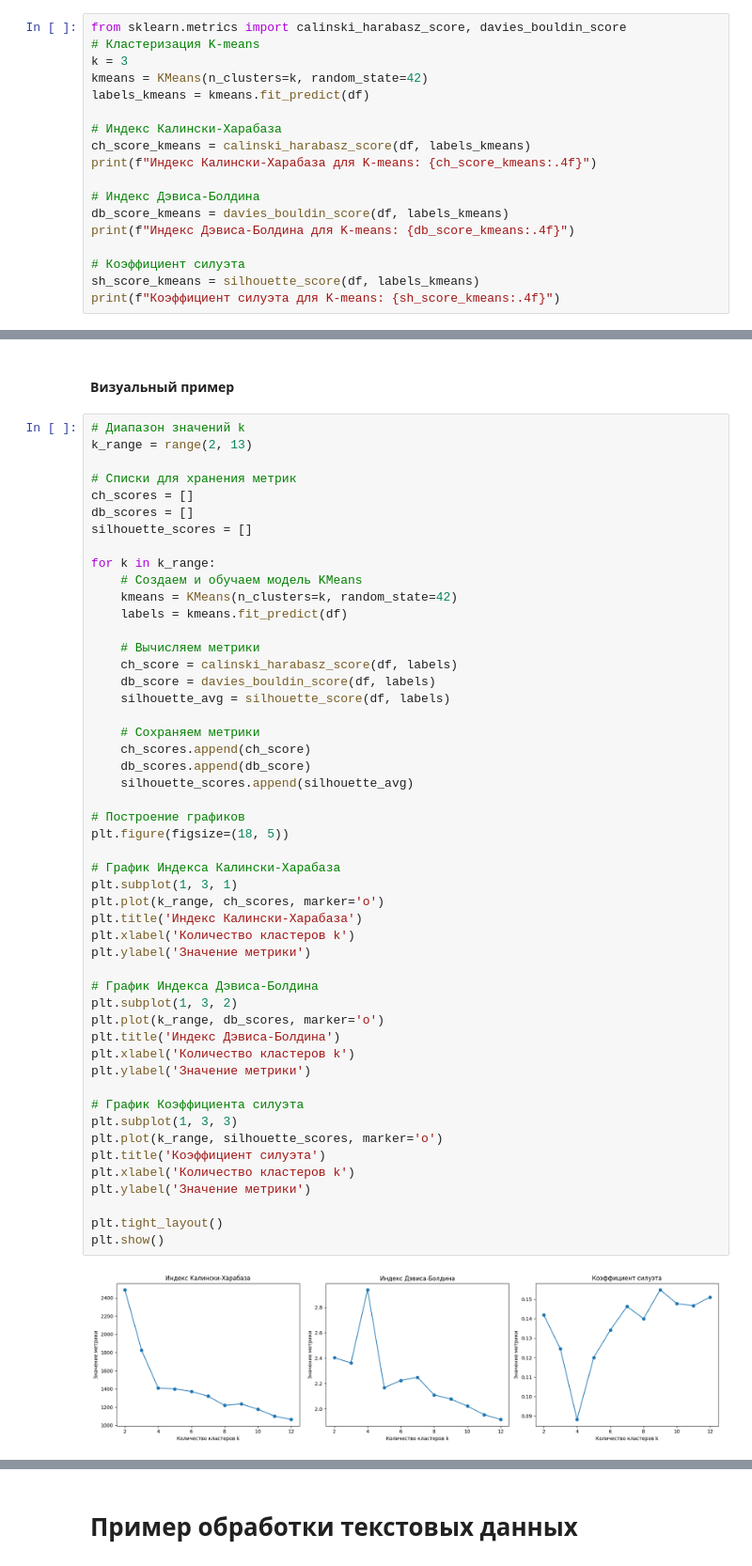
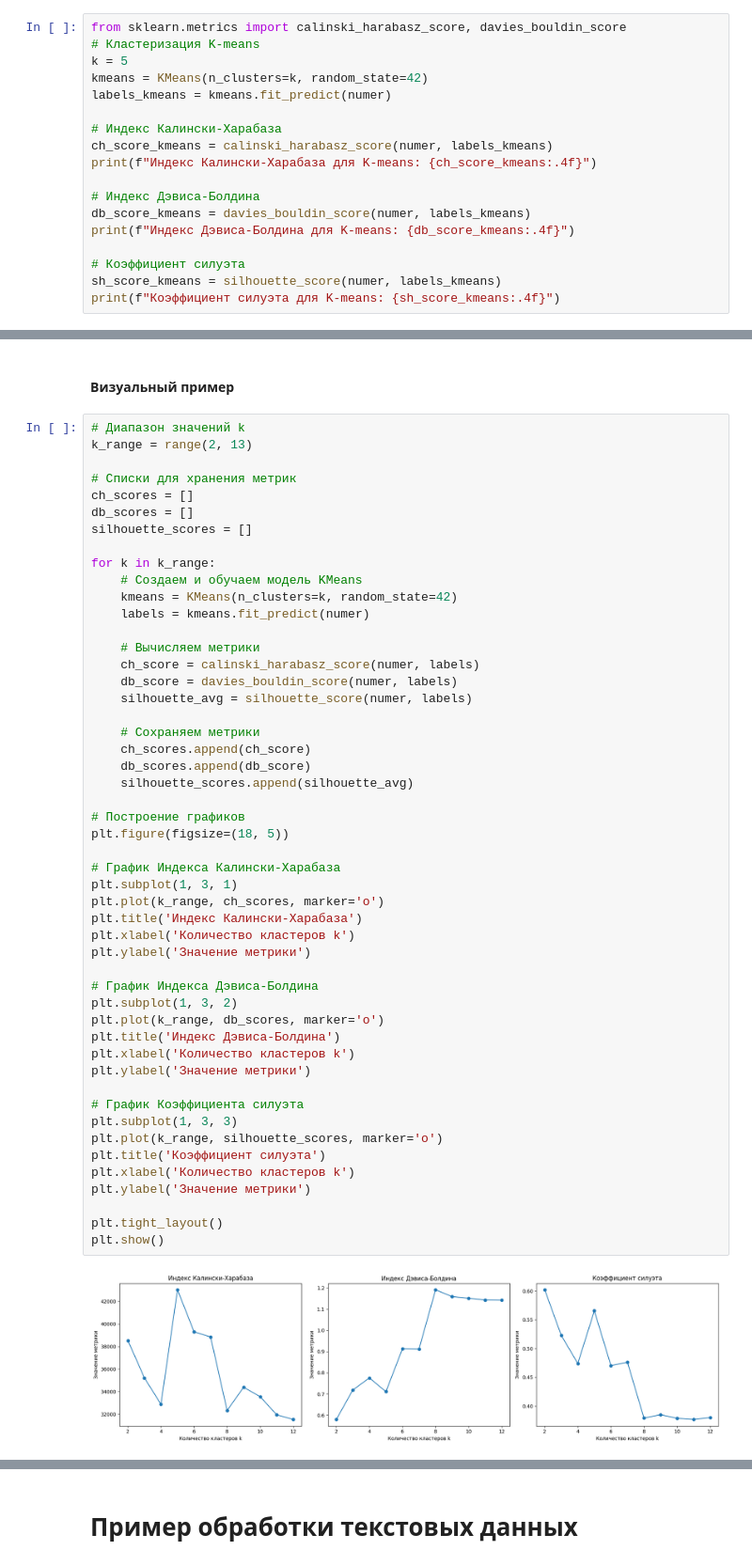
Before and after one commit to Keshabl/ML2025, a Jupyter notebook: __6_.ipynb, the cells around one changed output, grey strips where cells are left out. Shown at 94% size. Drawn from its saved outputs; the diff is of its cells as text.

```diff
--- a/__6_.ipynb
+++ b/__6_.ipynb
@@ -555,19 +555,19 @@ Cluster
 # %%
 from sklearn.metrics import calinski_harabasz_score, davies_bouldin_score
 # Кластеризация K-means
-k = 3
+k = 5
 kmeans = KMeans(n_clusters=k, random_state=42)
-labels_kmeans = kmeans.fit_predict(df)
+labels_kmeans = kmeans.fit_predict(numer)
 
 # Индекс Калински-Харабаза
-ch_score_kmeans = calinski_harabasz_score(df, labels_kmeans)
+ch_score_kmeans = calinski_harabasz_score(numer, labels_kmeans)
 print(f"Индекс Калински-Харабаза для K-means: {ch_score_kmeans:.4f}")
 
 # Индекс Дэвиса-Болдина
-db_score_kmeans = davies_bouldin_score(df, labels_kmeans)
+db_score_kmeans = davies_bouldin_score(numer, labels_kmeans)
 print(f"Индекс Дэвиса-Болдина для K-means: {db_score_kmeans:.4f}")
 
 # Коэффициент силуэта
-sh_score_kmeans = silhouette_score(df, labels_kmeans)
+sh_score_kmeans = silhouette_score(numer, labels_kmeans)
 print(f"Коэффициент силуэта для K-means: {sh_score_kmeans:.4f}")
 # %% [output]
@@ -621,43 +621,43 @@ silhouette_scores = []
 for k in k_range:
     # Создаем и обучаем модель KMeans
     kmeans = KMeans(n_clusters=k, random_state=42)
-    labels = kmeans.fit_predict(df)
+    labels = kmeans.fit_predict(numer)
 
     # Вычисляем метрики
-    ch_score = calinski_harabasz_score(df, labels)
-    db_score = davies_bouldin_score(df, labels)
-    silhouette_avg = silhouette_score(df, labels)
+    ch_score = calinski_harabasz_score(numer, labels)
+    db_score = davies_bouldin_score(numer, labels)
+    silhouette_avg = silhouette_score(numer, labels)
 
     # Сохраняем метрики
     ch_scores.append(ch_score)
     db_scores.append(db_score)
     silhouette_scores.append(silhouette_avg)
 
 # Построение графиков
 plt.figure(figsize=(18, 5))
 
 # График Индекса Калински-Харабаза
 plt.subplot(1, 3, 1)
 plt.plot(k_range, ch_scores, marker='o')
 plt.title('Индекс Калински-Харабаза')
 plt.xlabel('Количество кластеров k')
 plt.ylabel('Значение метрики')
 
 # График Индекса Дэвиса-Болдина
 plt.subplot(1, 3, 2)
 plt.plot(k_range, db_scores, marker='o')
 plt.title('Индекс Дэвиса-Болдина')
 plt.xlabel('Количество кластеров k')
 plt.ylabel('Значение метрики')
 
 # График Коэффициента силуэта
 plt.subplot(1, 3, 3)
 plt.plot(k_range, silhouette_scores, marker='o')
 plt.title('Коэффициент силуэта')
 plt.xlabel('Количество кластеров k')
 plt.ylabel('Значение метрики')
 
 plt.tight_layout()
 plt.show()
 # %% [output]
-[figure, old version]
+[figure, new version]
```
Also changed, not shown: parts of 4 cells of this notebook.
